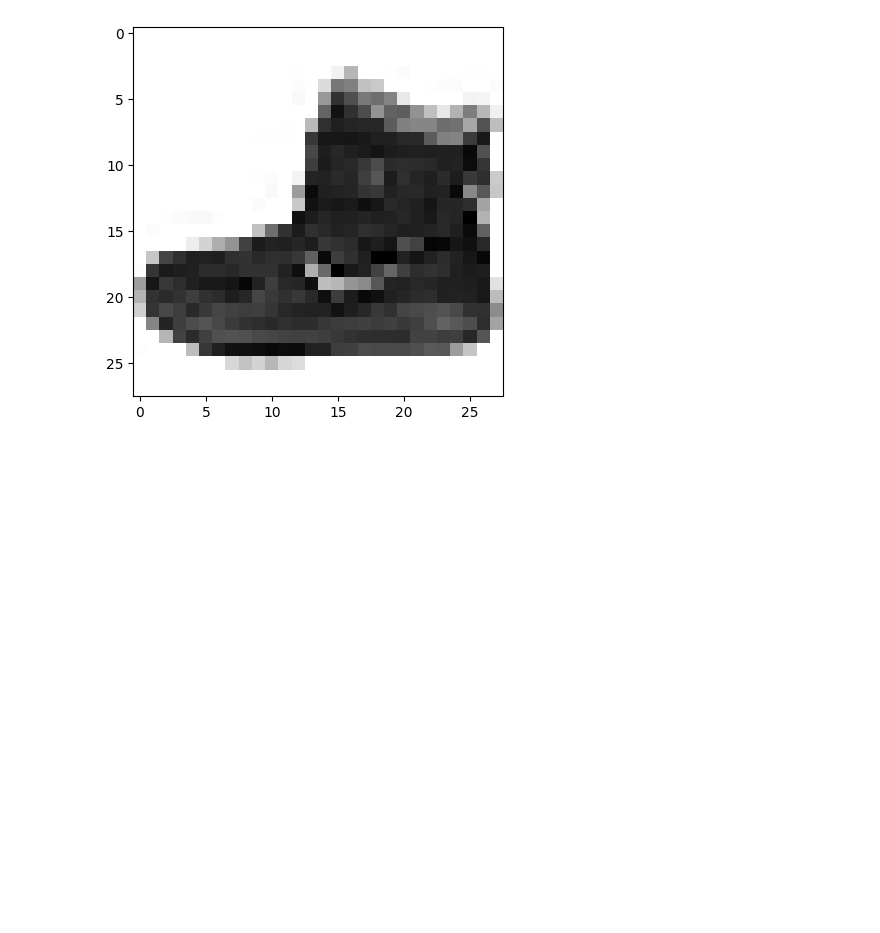
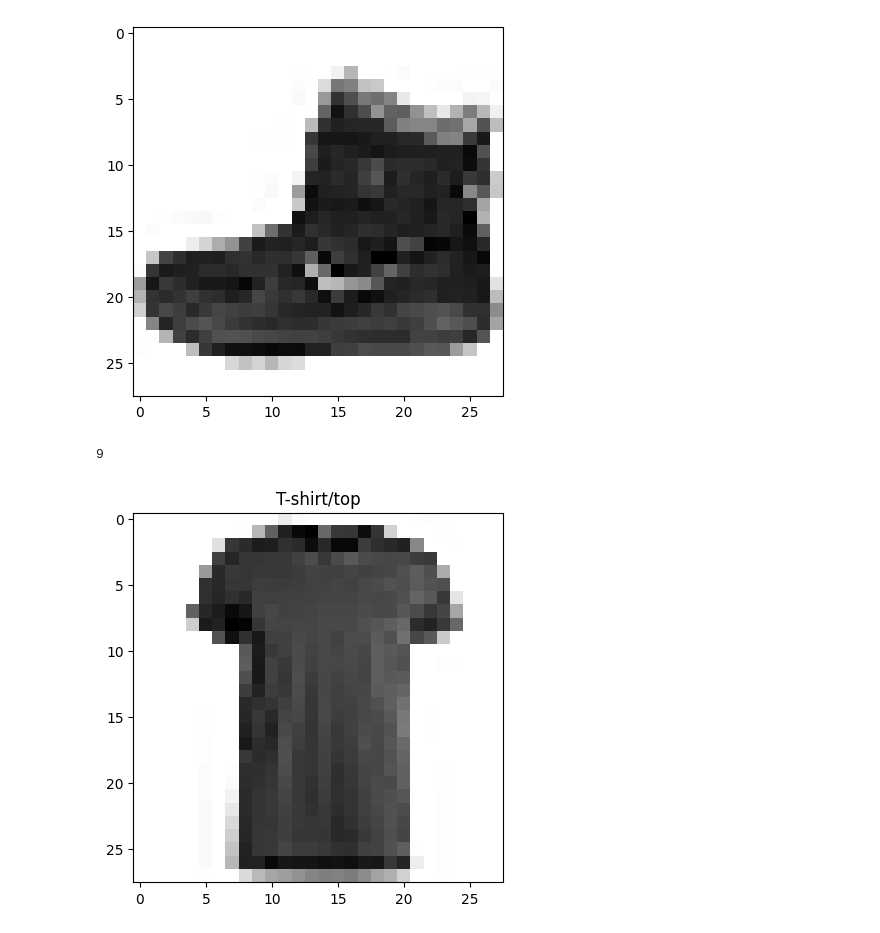
Before and after one commit to lewisnjue/AI, a Jupyter notebook: classifcaion_with_tensorflow.ipynb, the cells around one changed output. Cells and saved outputs as stored; diff of their text form; code cells hidden in the pictures; blank space fills up the shorter version.

```diff
--- a/classifcaion_with_tensorflow.ipynb
+++ b/classifcaion_with_tensorflow.ipynb
@@ -341,3 +341,29 @@ plt.imshow(train_data[0],cmap=plt.cm.binary)
 plt.show()
 # %% [output]
 [figure]
+# %%
+# check sample label
+train_labels[0]# not what i expected for sure , there must be a way
+# %% [output]
+9
+# %%
+# create a small list so we can index onto our trainign labels sothey re human-readble
+classe_names = [
+    "T-shirt/top",
+    "Trouser",
+    "Pullover",
+    "Dress",
+    "Coat",
+    "Sandal",
+    "Shirt",
+    "Sneaker",
+    "Bag",
+    "Ankle boot"
+]
+# %%
+# plot an example image and its label
+plt.imshow(train_data[17],cmap=plt.cm.binary)
+plt.title(classe_names[train_labels[17]])
+plt.show()
+# %% [output]
+[figure, added]
```
Also changed, not shown: parts of 1 cell of this notebook.
